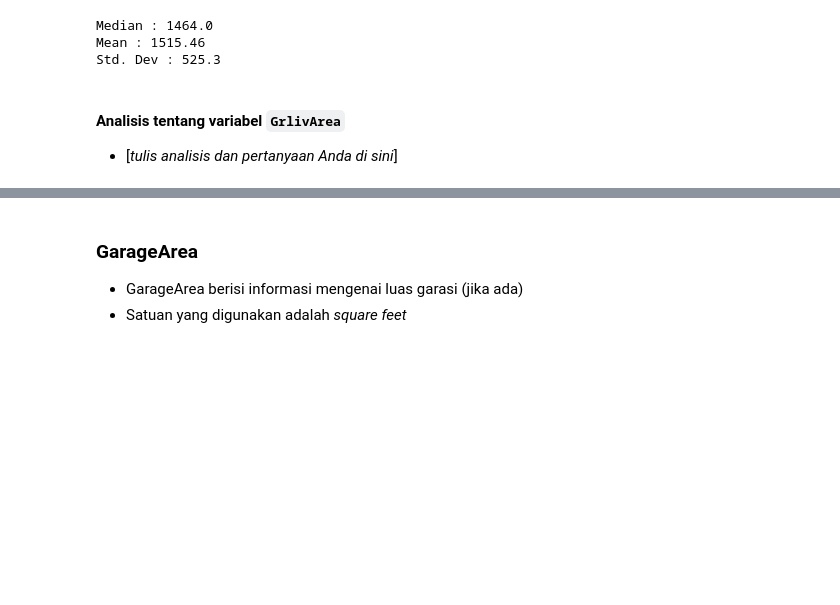
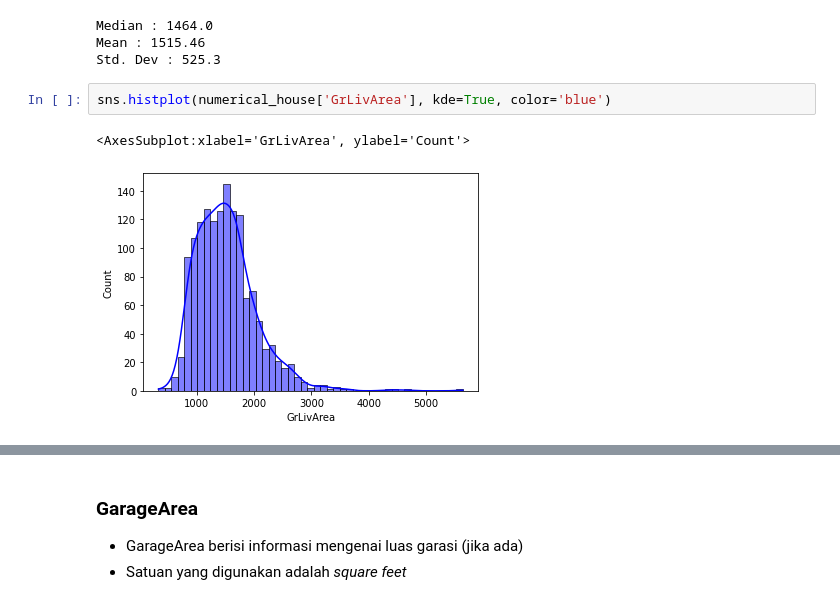
Before and after one commit to TheOX7/Final-Proyek-Data-Science-Kelas.com, a Jupyter notebook: Case Study 02/Project_Based_Learning_Case_02.ipynb, the cells around one changed output, grey strips where cells are left out. Cells and saved outputs as stored; diff of their text form; blank space fills up the shorter version.

```diff
--- a/Case Study 02/Project_Based_Learning_Case_02.ipynb
+++ b/Case Study 02/Project_Based_Learning_Case_02.ipynb
@@ -226,7 +237,8 @@ print(f"Std. Dev : {round(np.std(numerical_house['GrLivArea']), 2)}")
 Median : 1464.0
 Mean : 1515.46
 Std. Dev : 525.3
-# %% [markdown]
-#### **Analisis tentang variabel `GrlivArea`**
-
-* [*tulis analisis dan pertanyaan Anda di sini*]
+# %%
+sns.histplot(numerical_house['GrLivArea'], kde=True, color='blue')
+# %% [output]
+<AxesSubplot:xlabel='GrLivArea', ylabel='Count'>
+[figure, added]
```
Also changed, not shown: parts of 18 cells of this notebook.
